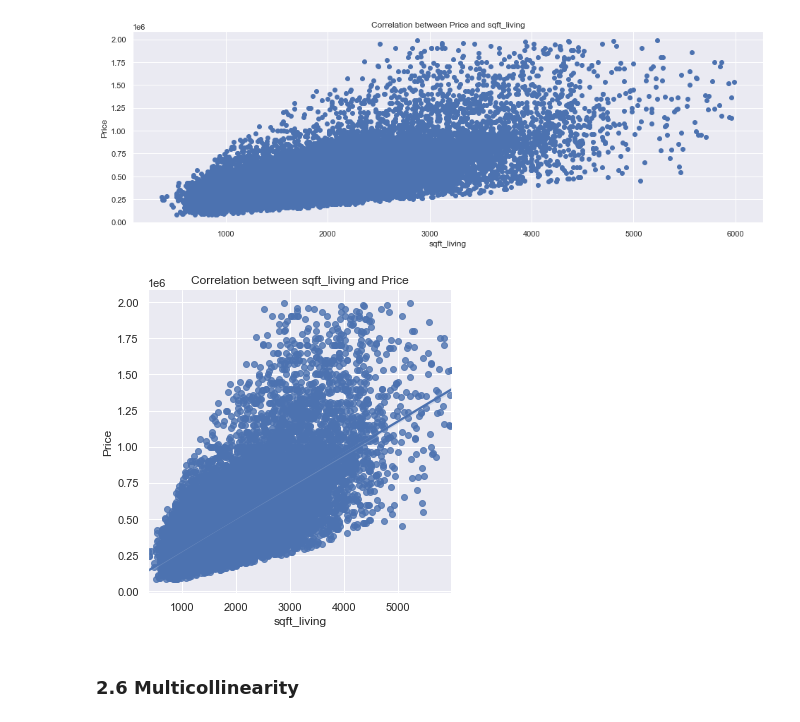
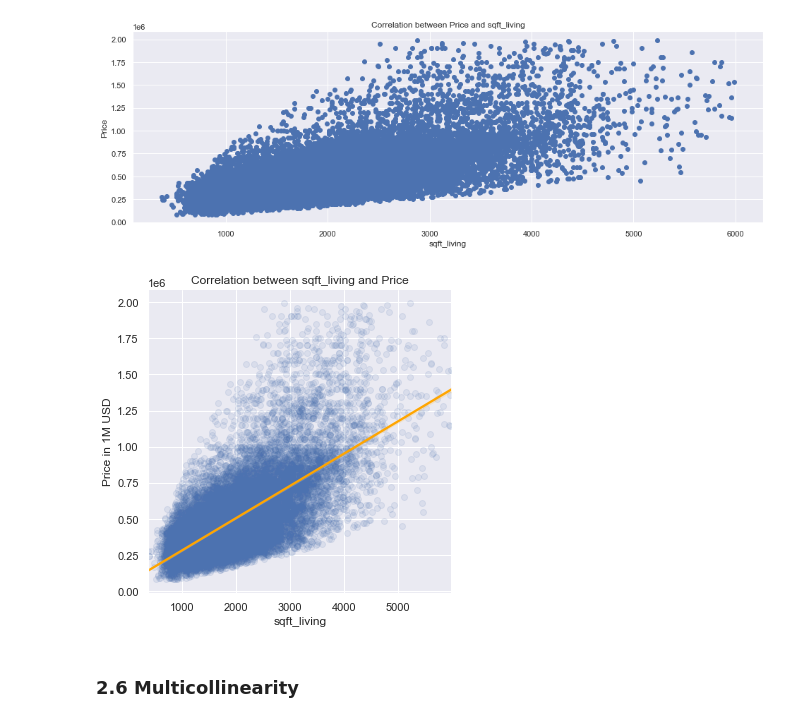
Before and after one commit to rusalka013/King-County-House-Sales-Project, a Jupyter notebook: King-County-House-Sales-Project.ipynb, the cells around one changed output. Saved outputs shown, nothing was run; the diff lists cells and outputs as text; code cells hidden in the pictures.

Commit message:
visualizations changes

```diff
--- a/King-County-House-Sales-Project.ipynb
+++ b/King-County-House-Sales-Project.ipynb
@@ -1133,0 +1139,7 @@ memory usage: 3.2 MB
+# %%
+# Use the .heatmap method to illustrate the correlation.
+corr = xy.corr()
+trimask = np.triu(np.ones_like(corr, dtype = 'bool'))
+sns.set(rc={'figure.figsize':(16, 16)})
+sns.heatmap(corr, mask=trimask, annot=True)
+plt.savefig('Price and Features Correlation.png', bbox_inches='tight');
@@ -1181,12 +1195,13 @@ ax.set_title("Correlation between Price and sqft_living");
 [figure]
 # %%
 # like that it is showing best fit line.
-ax = sns.lmplot(x='sqft_living', y='price' , data=X_y_train)
-ax.set(xlabel='sqft_living', ylabel='Price')
+ax = sns.lmplot(x='sqft_living', y='price' , data=X_y_train, scatter_kws={'alpha': 0.1},
+                line_kws={'color': 'orange'})
+ax.set(xlabel='sqft_living', ylabel='Price in 1M USD')
 plt.title('Correlation between sqft_living and Price')
 plt.savefig('Correlation bw sqft_living and Price.png', bbox_inches='tight');
 # %% [output]
-[figure, old version]
+[figure, new version]
 # %% [markdown]
 ### 2.6 Multicollinearity
 # %%
```
Also changed, not shown: parts of 27 cells of this notebook, 9 other files.
